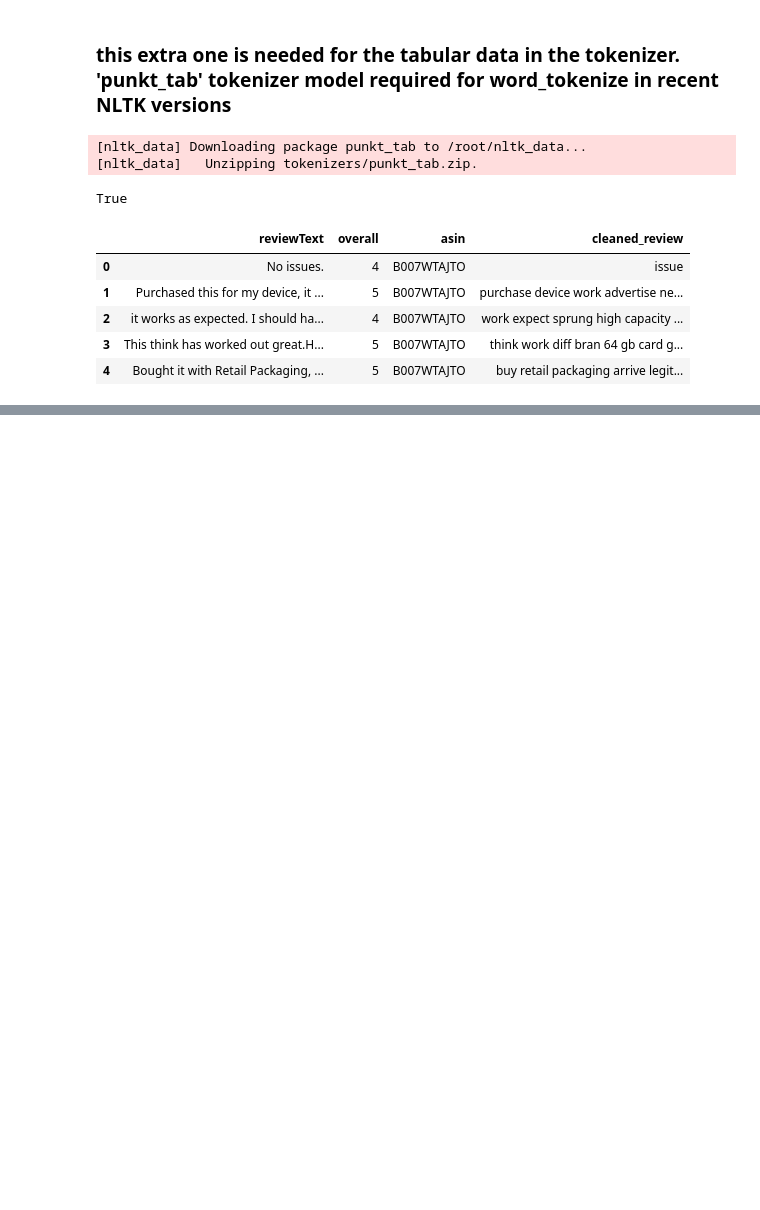
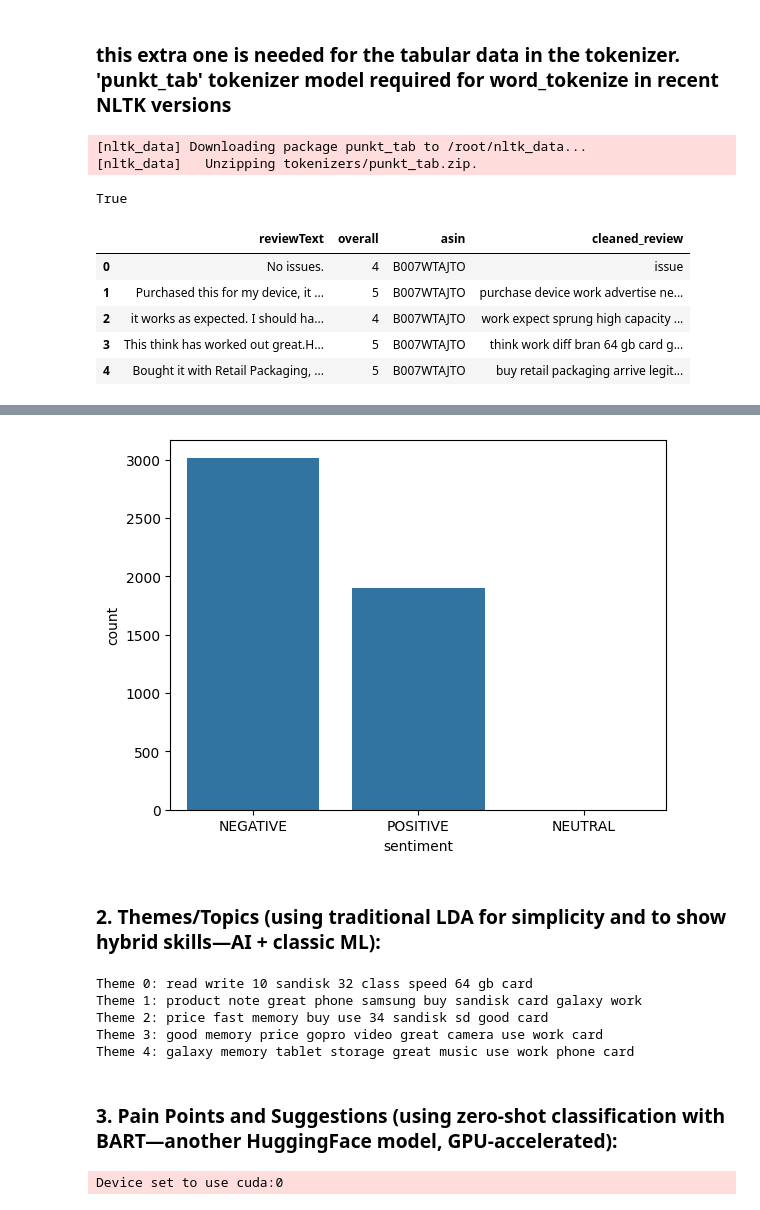
Before and after one commit to GurionRamapoguSajeevan/GenAI-customer-review-sentiment-engine, a Jupyter notebook: GenAI_sentiment_engine.ipynb, the cells around one changed output, grey strips where cells are left out. Drawn from its saved outputs; the diff is of its cells as text; code cells hidden in the pictures; blank space fills up the shorter version.

Commit message:
Implemented sentiment, themes, pain points, and suggestions extraction

```diff
--- a/GenAI_sentiment_engine.ipynb
+++ b/GenAI_sentiment_engine.ipynb
@@ -136,0 +141,4 @@ df = df.dropna(subset=['cleaned_review'])
+# %%
+sentiment_pipeline = pipeline('sentiment-analysis', model='distilbert-base-uncased-finetuned-sst-2-english', device=0)  # device=0 uses GPU
+
+# df['sentiment'] = df['cleaned_review'].apply(lambda x: sentiment_pipeline(x)[0]['label'] if x else 'NEUTRAL')
@@ -136,0 +147,2 @@ df = df.dropna(subset=['cleaned_review'])
+# %%
+df['sentiment'] = df['cleaned_review'].apply(lambda x: sentiment_pipeline(x, truncation=True, max_length=512)[0]['label'] if x else 'NEUTRAL')
@@ -136,0 +169,50 @@ df = df.dropna(subset=['cleaned_review'])
+# %%
+sns.countplot(x='sentiment', data=df)
+plt.show()  # Quick viz in notebook
+# %% [output]
+[figure, added]
+# %% [markdown]
+### 2. Themes/Topics (using traditional LDA for simplicity and to show hybrid skills—AI + classic ML):
+# %%
+vectorizer = CountVectorizer(max_df=0.95, min_df=2, stop_words='english')
+dtm = vectorizer.fit_transform(df['cleaned_review'])
+
+lda = LatentDirichletAllocation(n_components=5, random_state=42)  # Extract 5 main themes
+lda.fit(dtm)
+
+# Display top words per theme (print in notebook)
+for i, topic in enumerate(lda.components_):
+    print(f"Theme {i}: {' '.join([vectorizer.get_feature_names_out()[index] for index in topic.argsort()[-10:]])}")
+
+# Assign dominant theme to each review
+df['theme'] = lda.transform(dtm).argmax(axis=1)
+# %% [output]
+Theme 0: read write 10 sandisk 32 class speed 64 gb card
+Theme 1: product note great phone samsung buy sandisk card galaxy work
+Theme 2: price fast memory buy use 34 sandisk sd good card
+Theme 3: good memory price gopro video great camera use work card
+Theme 4: galaxy memory tablet storage great music use work phone card
+# %% [markdown]
+### 3. Pain Points and Suggestions (using zero-shot classification with BART—another HuggingFace model, GPU-accelerated):
+# %%
+zero_shot_pipeline = pipeline('zero-shot-classification', model='facebook/bart-large-mnli', device=0)  # GPU
+
+pain_labels = ['quality issue', 'delivery problem', 'price complaint', 'usability issue', 'no pain']
+suggestion_labels = ['improve durability', 'better packaging', 'add features', 'lower price', 'no suggestion']
+
+def extract_pain_point(text):
+    if not text:
+        return 'none'
+    result = zero_shot_pipeline(text, candidate_labels=pain_labels)
+    return result['labels'][0]
+
+def extract_suggestion(text):
+    if not text:
+        return 'none'
+    result = zero_shot_pipeline(text, candidate_labels=suggestion_labels)
+    return result['labels'][0]
+
+df['pain_point'] = df['cleaned_review'].apply(extract_pain_point)
+df['suggestion'] = df['cleaned_review'].apply(extract_suggestion)
+# %% [output]
+Device set to use cuda:0
```
Also changed, not shown: parts of 5 cells of this notebook.
